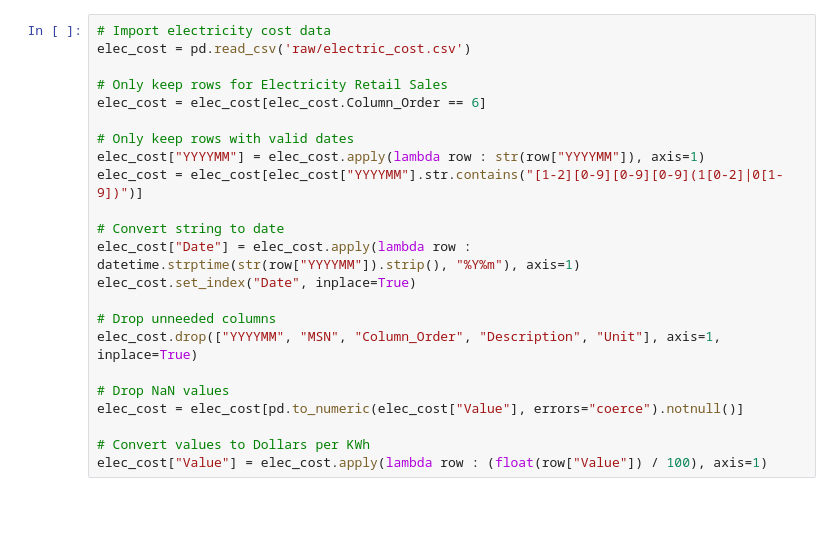
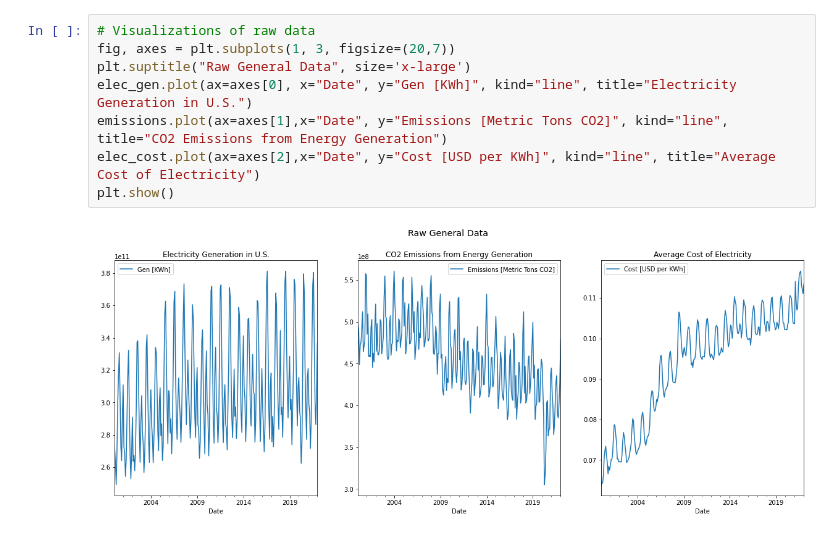
Before and after one commit to taylor-giles-sbu/CSE551-Final-Project, a Jupyter notebook: final-project-data.ipynb, the cells around one changed output. Saved outputs shown, nothing was run; the diff lists cells and outputs as text; blank space fills up the shorter version.

Commit message:
Raw general data visualizations

```diff
--- a/final-project-data.ipynb
+++ b/final-project-data.ipynb
@@ -44,23 +56,10 @@ emissions["Value"] = emissions.apply(lambda row : (float(row["Value"]) * 1000000
-# %%
-# Import electricity cost data
-elec_cost = pd.read_csv('raw/electric_cost.csv')
-
-# Only keep rows for Electricity Retail Sales
-elec_cost = elec_cost[elec_cost.Column_Order == 6]
-
-# Only keep rows with valid dates
-elec_cost["YYYYMM"] = elec_cost.apply(lambda row : str(row["YYYYMM"]), axis=1)
-elec_cost = elec_cost[elec_cost["YYYYMM"].str.contains("[1-2][0-9][0-9][0-9](1[0-2]|0[1-9])")]
-
-# Convert string to date
-elec_cost["Date"] = elec_cost.apply(lambda row : datetime.strptime(str(row["YYYYMM"]).strip(), "%Y%m"), axis=1)
-elec_cost.set_index("Date", inplace=True)
-
-# Drop unneeded columns
-elec_cost.drop(["YYYYMM", "MSN", "Column_Order", "Description", "Unit"], axis=1, inplace=True)
-
-# Drop NaN values
-elec_cost = elec_cost[pd.to_numeric(elec_cost["Value"], errors="coerce").notnull()]
-
-# Convert values to Dollars per KWh
-elec_cost["Value"] = elec_cost.apply(lambda row : (float(row["Value"]) / 100), axis=1)
+# %%
+# Visualizations of raw data
+fig, axes = plt.subplots(1, 3, figsize=(20,7))
+plt.suptitle("Raw General Data", size='x-large')
+elec_gen.plot(ax=axes[0], x="Date", y="Gen [KWh]", kind="line", title="Electricity Generation in U.S.")
+emissions.plot(ax=axes[1],x="Date", y="Emissions [Metric Tons CO2]", kind="line", title="CO2 Emissions from Energy Generation")
+elec_cost.plot(ax=axes[2],x="Date", y="Cost [USD per KWh]", kind="line", title="Average Cost of Electricity")
+plt.show()
+# %% [output]
+[figure, added]
```
Also changed, not shown: parts of 4 cells of this notebook.
